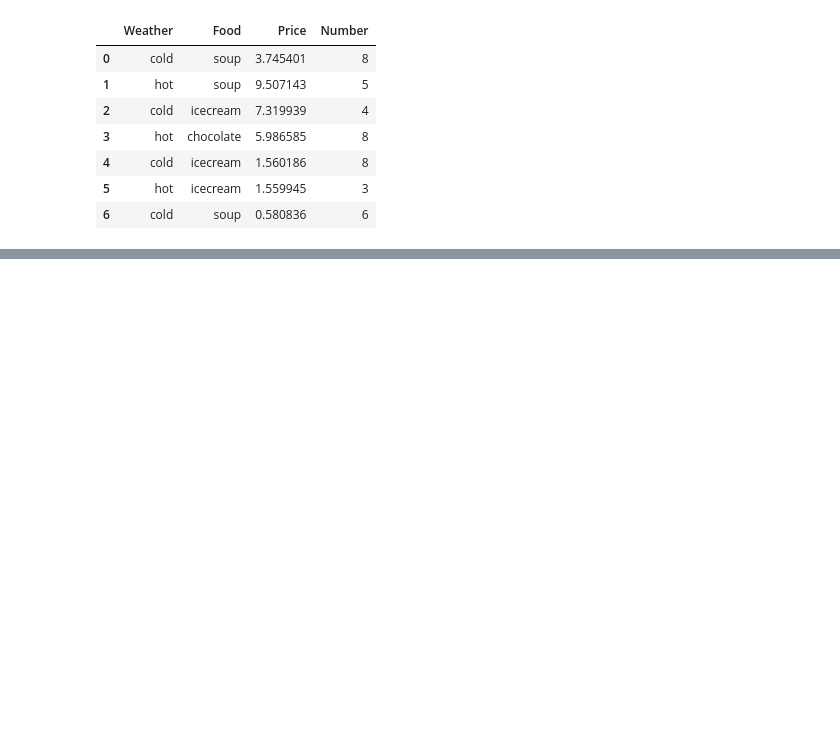
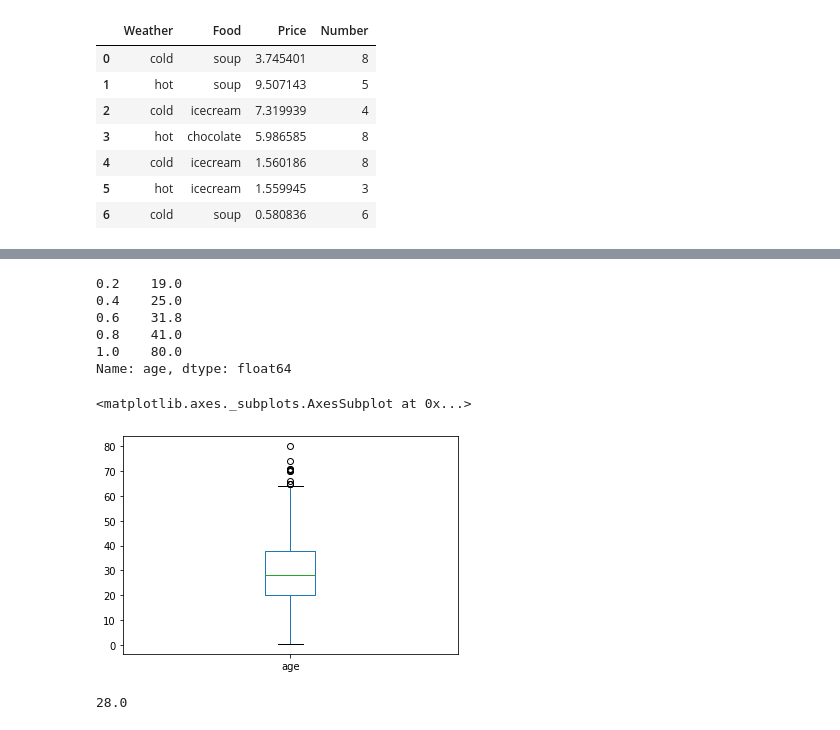
Before and after one commit to Yo0oN/AI_Innovation_Square, a Jupyter notebook: pythonModule/PandasSeries200527.ipynb, the cells around one changed output, grey strips where cells are left out. Drawn from its saved outputs; the diff is of its cells as text; code cells hidden in the pictures; blank space fills up the shorter version.

```diff
--- a/pythonModule/PandasSeries200527.ipynb
+++ b/pythonModule/PandasSeries200527.ipynb
@@ -264,0 +352,4 @@ for name, group in weather_group :
+# %%
+titanic = sb.load_dataset('titanic')
+print(type(titanic))
+titanic
@@ -264,0 +436,20 @@ for name, group in weather_group :
+# %%
+# Series 객체의 quantile() 함수 : 데이터의 백분위 수
+titanic['age'].quantile()
+titanic['age'].quantile([.2, .4, .6, .8, 1.0])
+# %% [output]
+0.2    19.0
+0.4    25.0
+0.6    31.8
+0.8    41.0
+1.0    80.0
+Name: age, dtype: float64
+# %%
+titanic['age'].plot.box() # 시각화. 상자그림으로 보여줌
+# %% [output]
+<matplotlib.axes._subplots.AxesSubplot at 0x...>
+[figure, added]
+# %%
+titanic['age'].median()
+# %% [output]
+28.0
```
Also changed, not shown: parts of 23 cells of this notebook.
